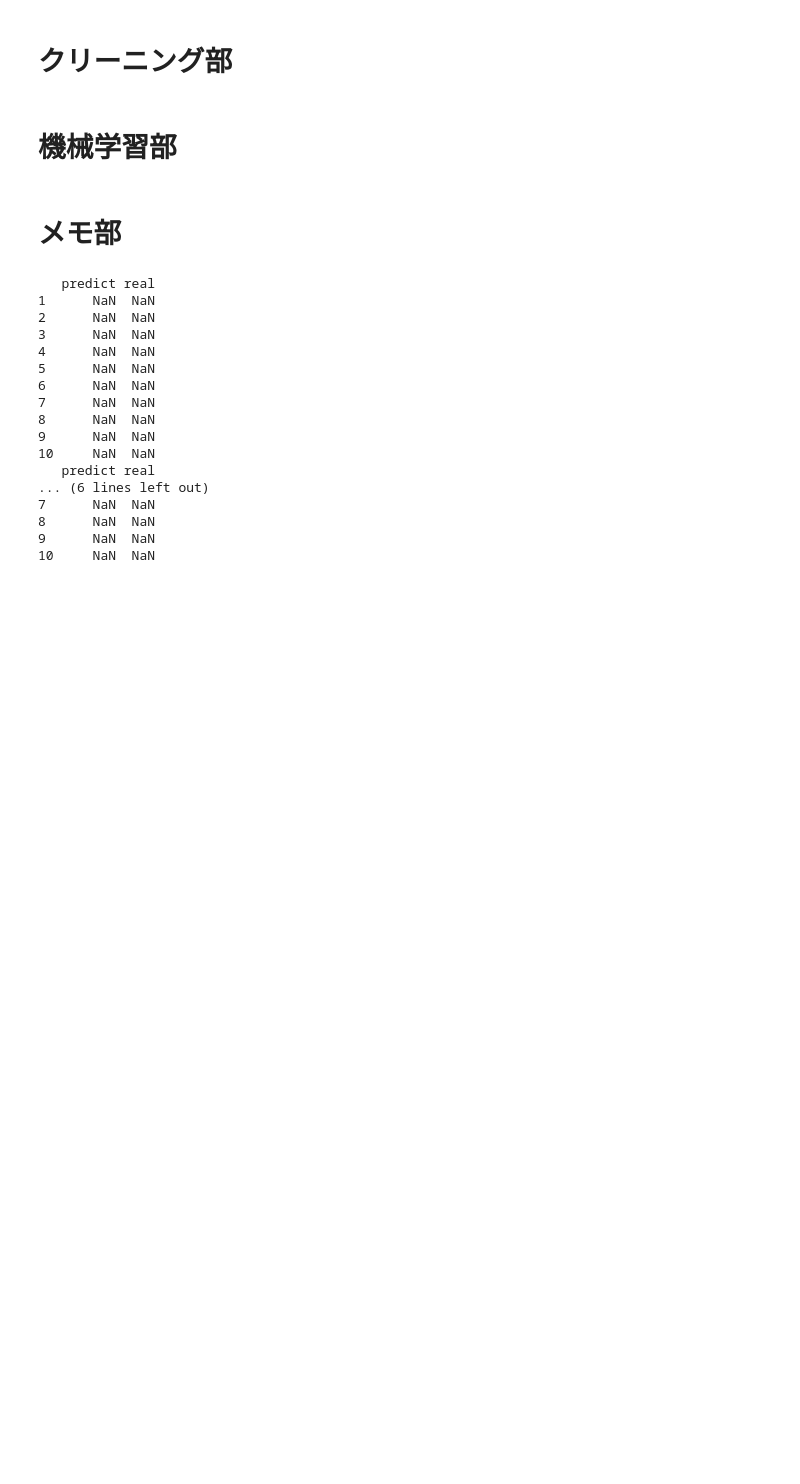
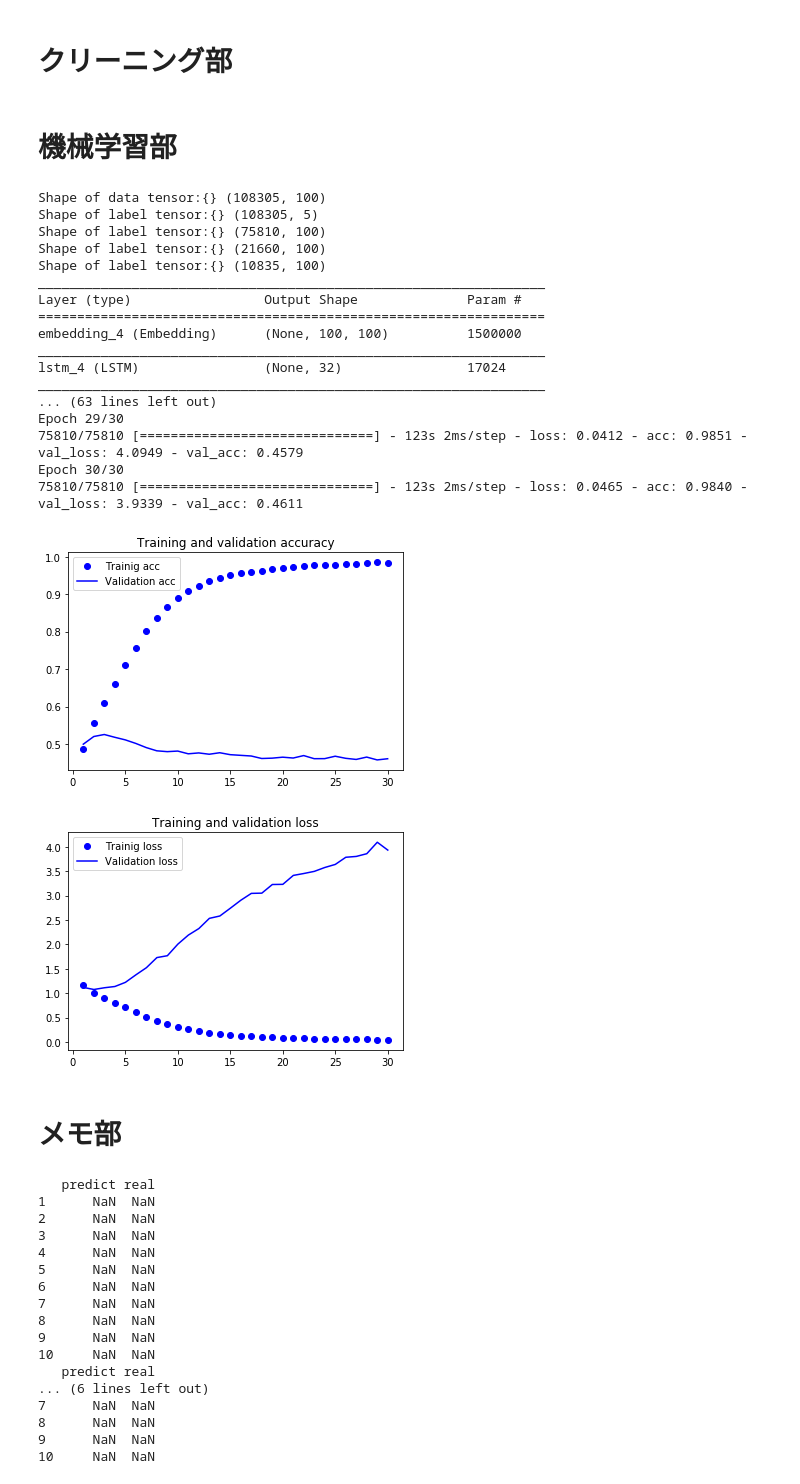
Before and after one commit to riceflow/deeplearning, a Jupyter notebook: 20180822.ipynb, the cells around one changed output. Cells and saved outputs as stored; diff of their text form; code cells hidden in the pictures; blank space fills up the shorter version.

```diff
--- a/20180822.ipynb
+++ b/20180822.ipynb
@@ -106,7 +106,7 @@ from keras.utils import np_utils
 #reviews = pd.read_csv('reviews2.txt', delimiter=',')
 
 # ファイルの読込み(50000件)
-reviews = pd.read_csv('reviews1000.txt', delimiter=',')
+reviews = pd.read_csv('reviews3.txt', delimiter=',')
 
 # ファイル情報
 #printFileInfo(reviews)
@@ -177,38 +177,57 @@ history = model.fit(x_train, y_train, epochs=30, batch_size=32, validation_split
 results = model.predict(x_predict)
 prediction_texts = ['90点以上', '80点以上', '70点以上', '60点以上', '60点未満']
 
 
-idx = range(1, x_predict.shape[0])
+idx = range(1, x_predict.shape[0] + 1)
 col = ["predict", "real"]
 b = pd.DataFrame(index = idx, columns = col)
 
 for i, res in enumerate(results):
-    print('予測：{0}　答え：{1}'.format(prediction_texts[np.argmax(res)], prediction_texts[np.argmax(y_predict[i])]))
-#    b.iat[i, 0] = prediction_texts[np.argmax(res)]
-#    b.iat[i, 1] = np.argmax(y_predict[i])
+#    print('予測：{0}　答え：{1}'.format(prediction_texts[np.argmax(res)], prediction_texts[np.argmax(y_predict[i])]))
+    b.iat[i, 0] = prediction_texts[np.argmax(res)]
+    b.iat[i, 1] = prediction_texts[np.argmax(y_predict[i])]
 
-print(b)
 b.to_csv('c:\\temp\\yone.txt')
 
 
 ## 結果のプロット
 acc = history.history['acc']
 val_acc = history.history['val_acc']
 loss = history.history['loss']
 val_loss = history.history['val_loss']
 epochs = range(1, len(acc) + 1)
 
 plt.plot(epochs, acc, 'bo', label='Trainig acc')
 plt.plot(epochs, val_acc, 'b', label='Validation acc')
 plt.title('Training and validation accuracy')
 plt.legend()
 plt.figure()
 
 plt.plot(epochs, loss, 'bo', label='Trainig loss')
 plt.plot(epochs, val_loss, 'b', label='Validation loss')
 plt.title('Training and validation loss')
 plt.legend()
 plt.show()
+# %% [output]
+Shape of data tensor:{} (108305, 100)
+Shape of label tensor:{} (108305, 5)
+Shape of label tensor:{} (75810, 100)
+Shape of label tensor:{} (21660, 100)
+Shape of label tensor:{} (10835, 100)
+_________________________________________________________________
+Layer (type)                 Output Shape              Param #
+=================================================================
+embedding_4 (Embedding)      (None, 100, 100)          1500000
+_________________________________________________________________
+lstm_4 (LSTM)                (None, 32)                17024
+_________________________________________________________________
+... (63 lines left out)
+Epoch 29/30
+75810/75810 [==============================] - 123s 2ms/step - loss: 0.0412 - acc: 0.9851 - val_loss: 4.0949 - val_acc: 0.4579
+Epoch 30/30
+75810/75810 [==============================] - 123s 2ms/step - loss: 0.0465 - acc: 0.9840 - val_loss: 3.9339 - val_acc: 0.4611
+[figure, added]
+[figure, added]
 # %% [markdown]
 # メモ部
 # %%
```
Also changed, not shown: 3 other files.
